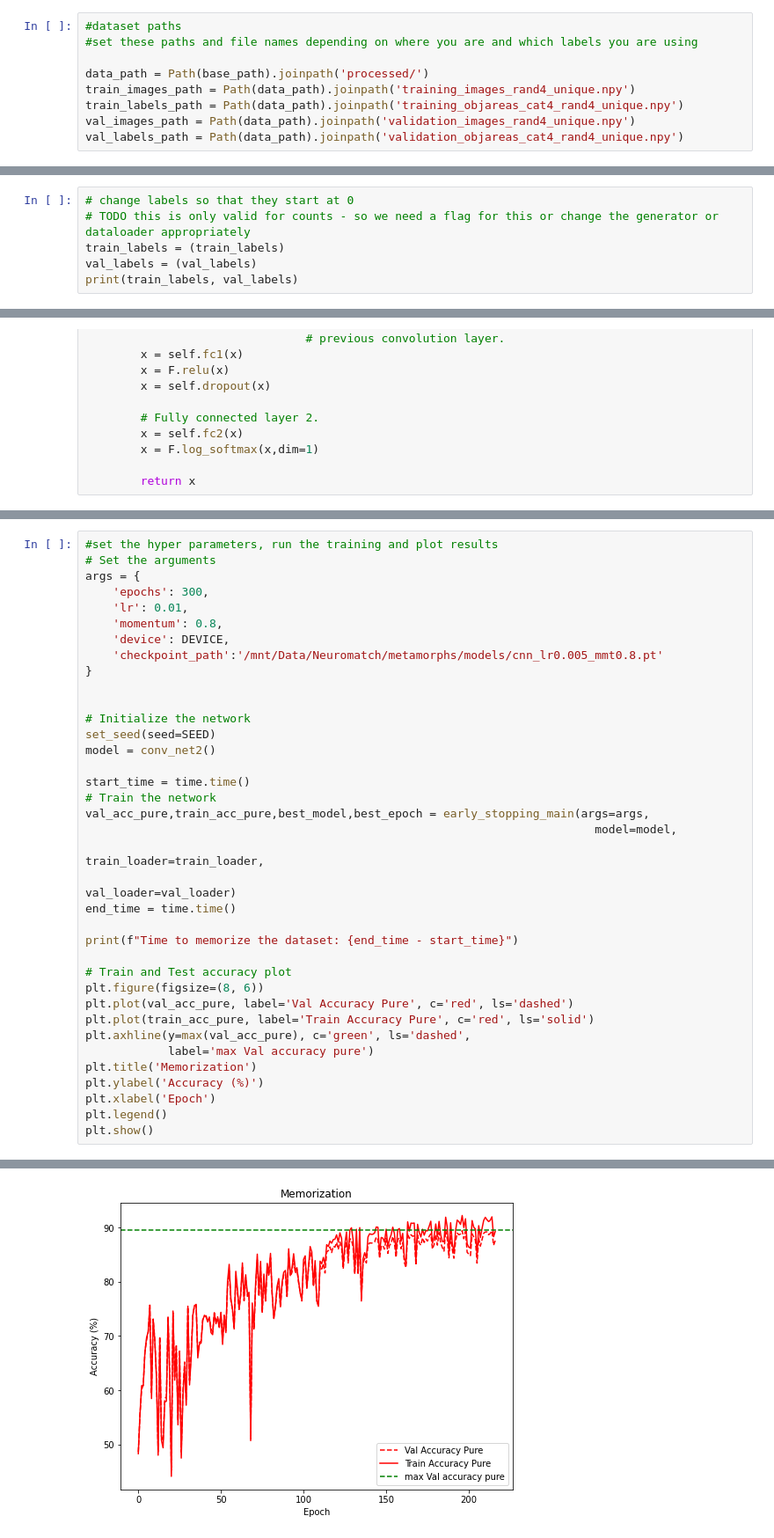
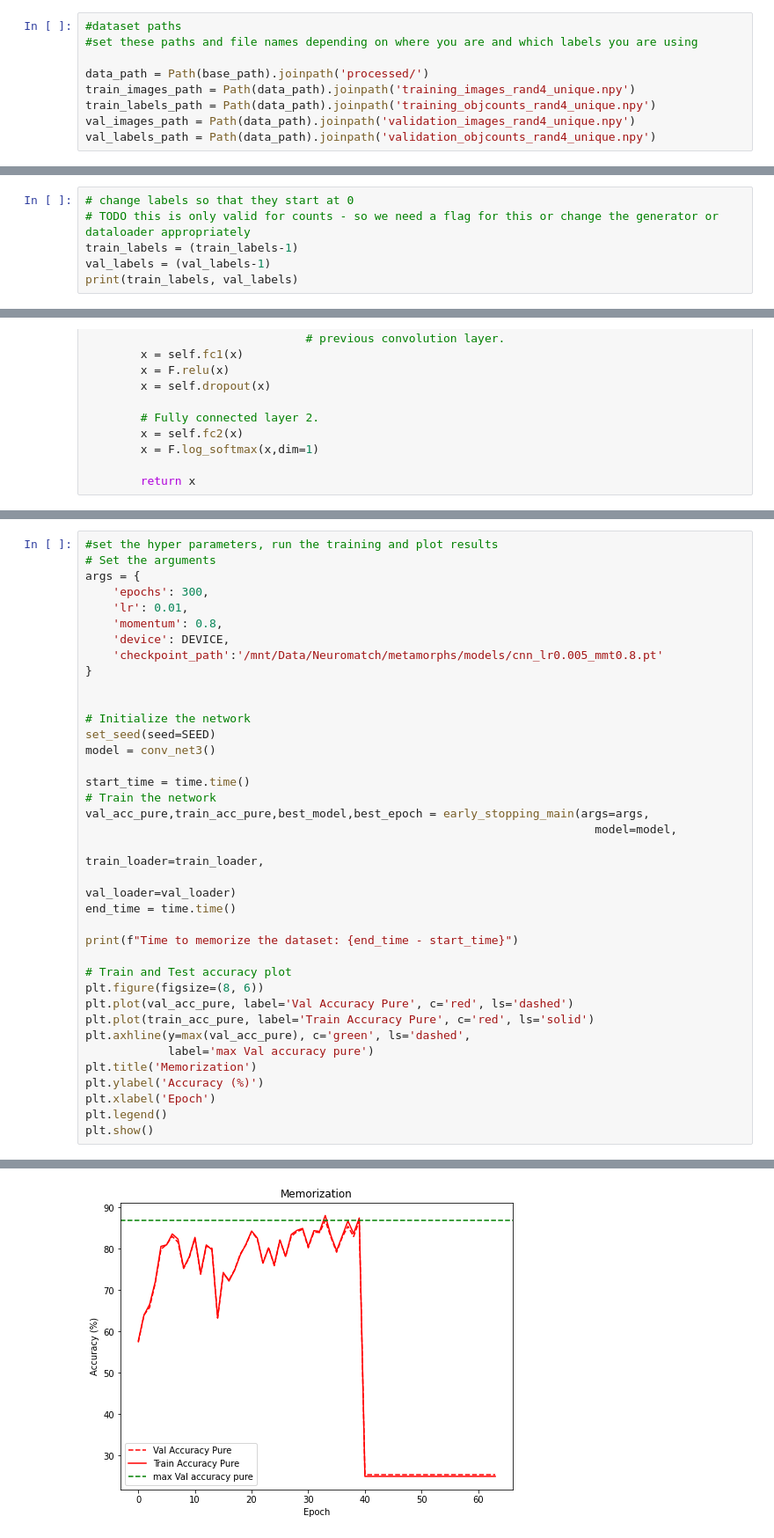
Before and after one commit to kkarbasi/metamorphs, a Jupyter notebook: convnet.ipynb, the cells around one changed output, grey strips where cells are left out. Shown at 88% size. Drawn from its saved outputs; the diff is of its cells as text.

```diff
--- a/convnet.ipynb
+++ b/convnet.ipynb
@@ -35,9 +35,9 @@ True
 
 data_path = Path(base_path).joinpath('processed/')
 train_images_path = Path(data_path).joinpath('training_images_rand4_unique.npy')
-train_labels_path = Path(data_path).joinpath('training_objareas_cat4_rand4_unique.npy')
+train_labels_path = Path(data_path).joinpath('training_objcounts_rand4_unique.npy')
 val_images_path = Path(data_path).joinpath('validation_images_rand4_unique.npy')
-val_labels_path = Path(data_path).joinpath('validation_objareas_cat4_rand4_unique.npy')
+val_labels_path = Path(data_path).joinpath('validation_objcounts_rand4_unique.npy')
 # %%
 #load the numpy dataset files
 train_images = np.load(train_images_path)
@@ -51,7 +51,7 @@ np.sum(train_labels==0)
 # %%
 # change labels so that they start at 0
 # TODO this is only valid for counts - so we need a flag for this or change the generator or dataloader appropriately
-train_labels = (train_labels)
-val_labels = (val_labels)
+train_labels = (train_labels-1)
+val_labels = (val_labels-1)
 print(train_labels, val_labels)
 # %% [output]
@@ -487,7 +538,7 @@ args = {
 
 # Initialize the network
 set_seed(seed=SEED)
-model = conv_net2()
+model = conv_net3()
 
 start_time = time.time()
 # Train the network
@@ -518 +569 @@ Time to memorize the dataset: 5934.56422662735
-[figure, old version]
+[figure, new version]
```
Also changed, not shown: parts of 12 cells of this notebook, 1 other file.
